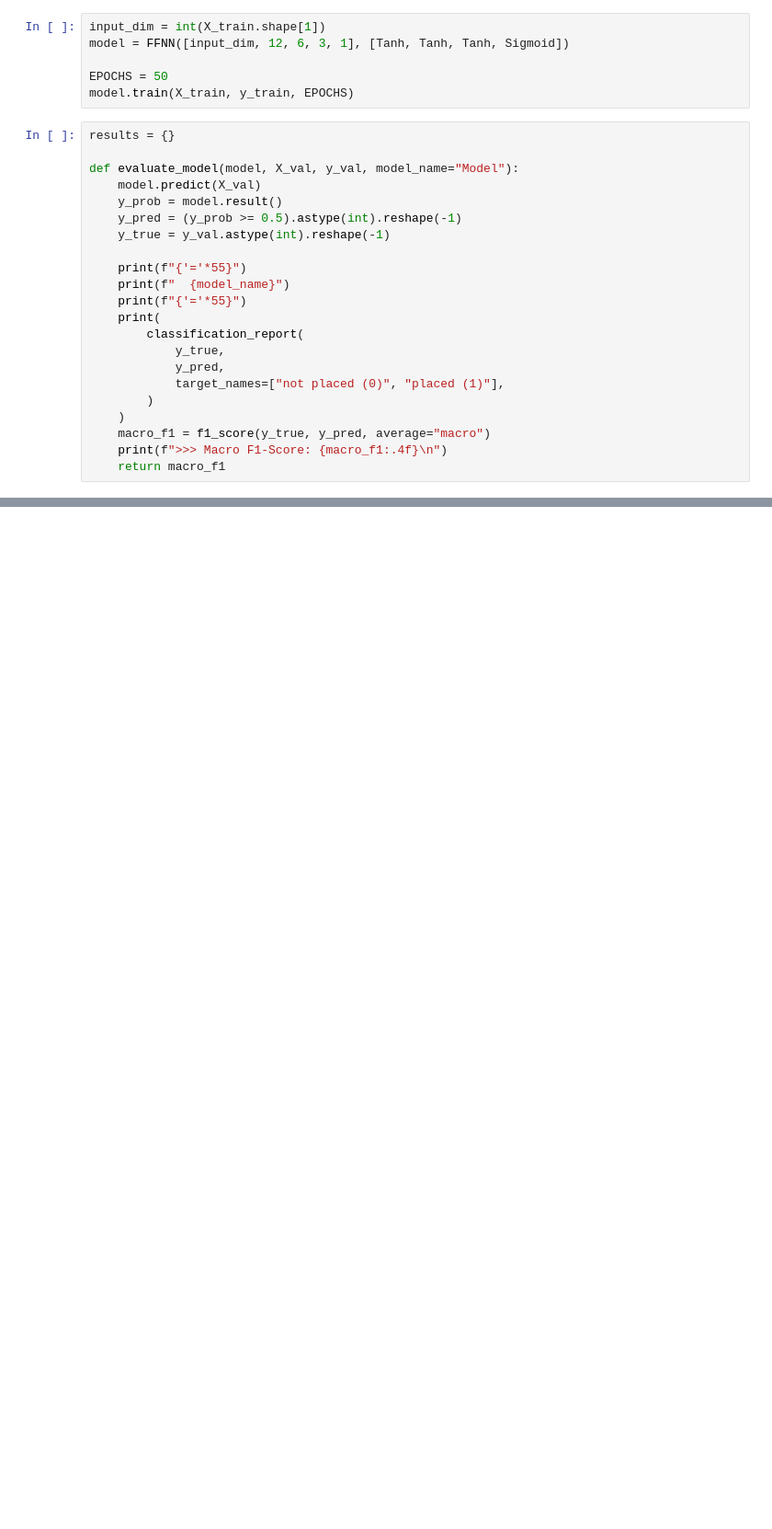
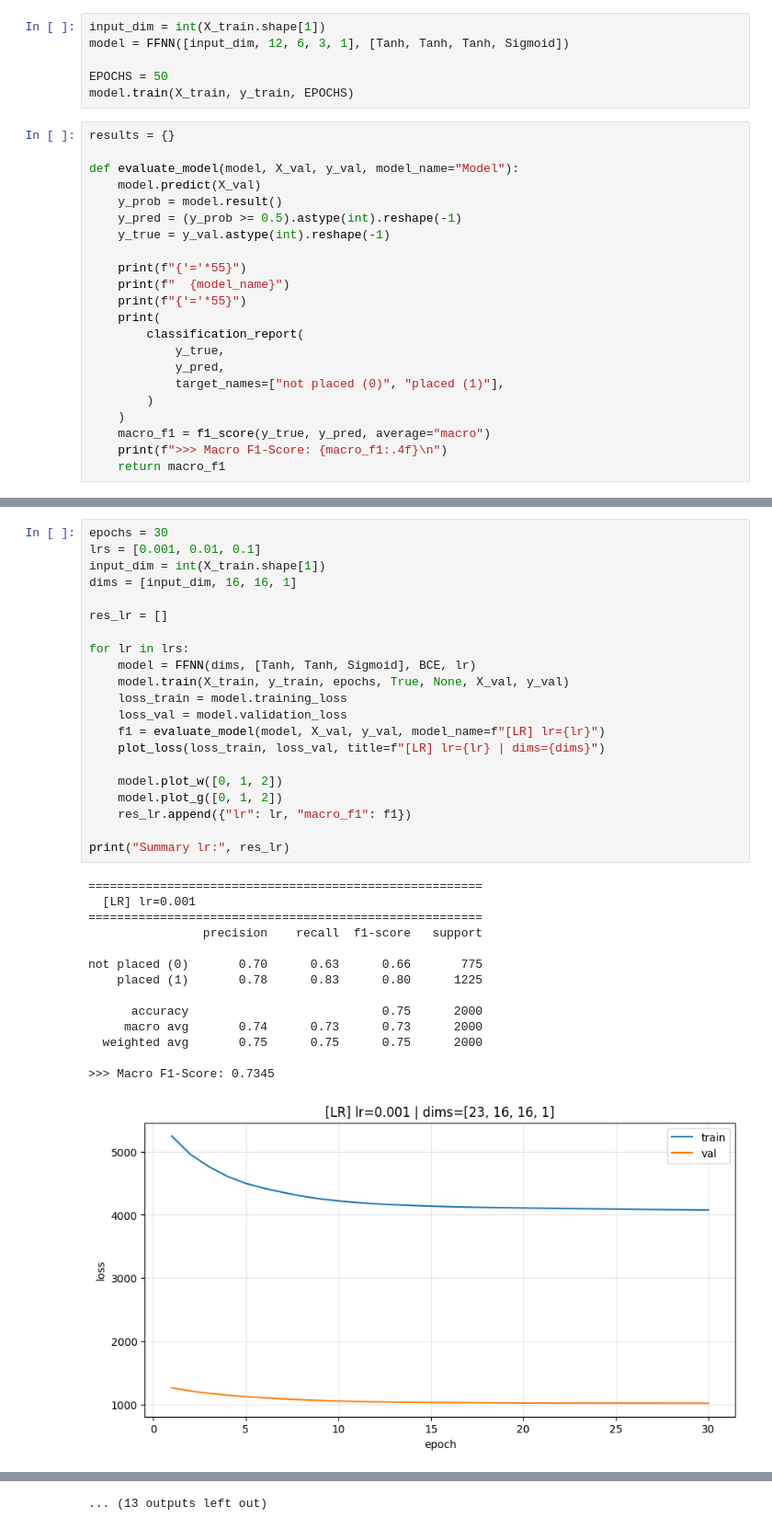
Before and after one commit to FaqihMSY/FFNN-from-scratch, a Jupyter notebook: main.ipynb, the cells around one changed output, grey strips where cells are left out. Shown at 92% size. Drawn from its saved outputs; the diff is of its cells as text; blank space fills up the shorter version.

```diff
--- a/main.ipynb
+++ b/main.ipynb
@@ -172,0 +441,36 @@ def evaluate_model(model, X_val, y_val, model_name="Model"):
+# %%
+epochs = 30
+lrs = [0.001, 0.01, 0.1]
+input_dim = int(X_train.shape[1])
+dims = [input_dim, 16, 16, 1]
+
+res_lr = []
+
+for lr in lrs:
+    model = FFNN(dims, [Tanh, Tanh, Sigmoid], BCE, lr)
+    model.train(X_train, y_train, epochs, True, None, X_val, y_val)
+    loss_train = model.training_loss
+    loss_val = model.validation_loss
+    f1 = evaluate_model(model, X_val, y_val, model_name=f"[LR] lr={lr}")
+    plot_loss(loss_train, loss_val, title=f"[LR] lr={lr} | dims={dims}")
+
+    model.plot_w([0, 1, 2])
+    model.plot_g([0, 1, 2])
+    res_lr.append({"lr": lr, "macro_f1": f1})
+
+print("Summary lr:", res_lr)
+# %% [output]
+=======================================================
+  [LR] lr=0.001
+=======================================================
+                precision    recall  f1-score   support
+
+not placed (0)       0.70      0.63      0.66       775
+    placed (1)       0.78      0.83      0.80      1225
+
+      accuracy                           0.75      2000
+     macro avg       0.74      0.73      0.73      2000
+  weighted avg       0.75      0.75      0.75      2000
+
+>>> Macro F1-Score: 0.7345
+[figure, added]
@@ -172,0 +499 @@ def evaluate_model(model, X_val, y_val, model_name="Model"):
+... (13 outputs left out)
```
Also changed, not shown: parts of 18 cells of this notebook.
